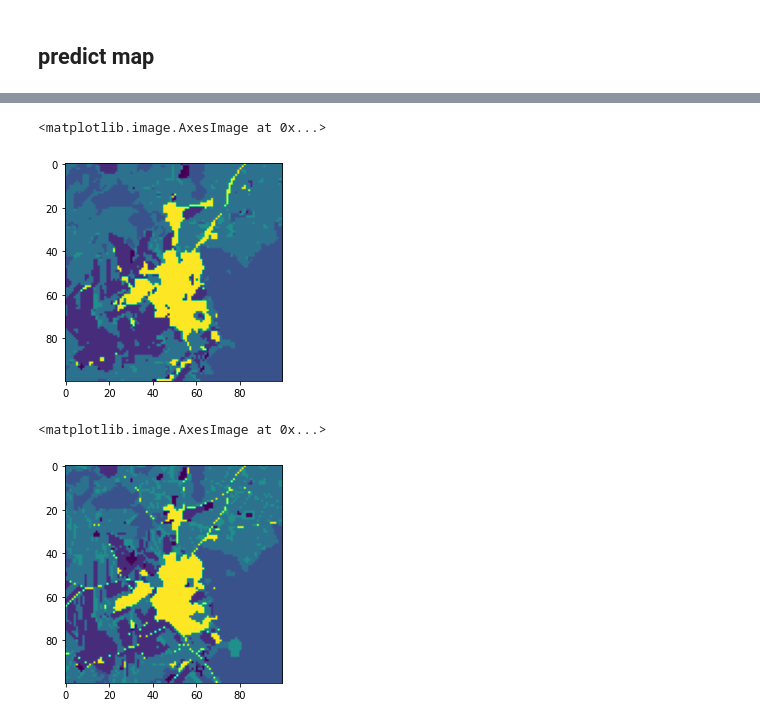
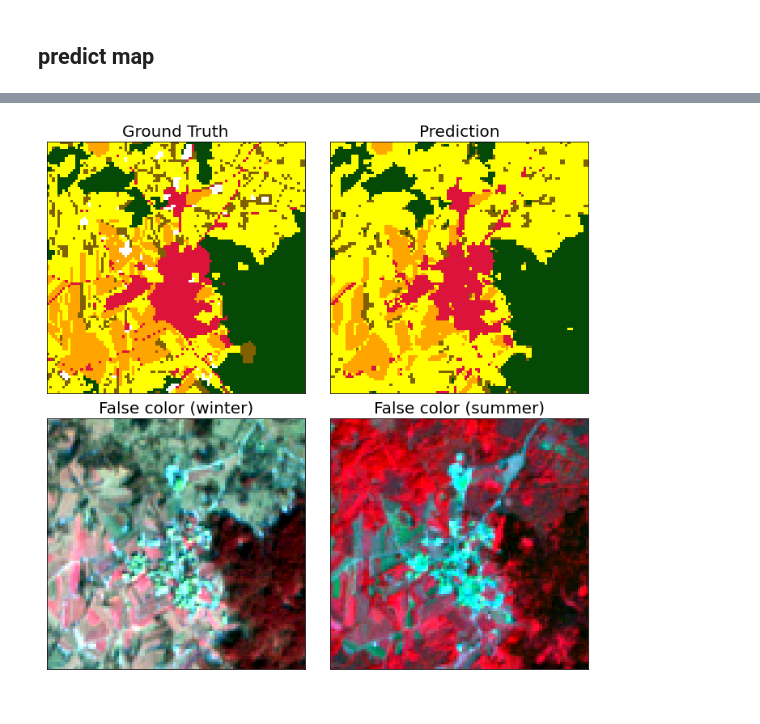
Before and after one commit to mickerott/tempcnn-example-sentinel2, a Jupyter notebook: tempcnn_example_sentinel2.ipynb, the cells around one changed output, grey strips where cells are left out. Saved outputs shown, nothing was run; the diff lists cells and outputs as text; code cells hidden in the pictures.

Commit message:
visualization of results

```diff
--- a/tempcnn_example_sentinel2.ipynb
+++ b/tempcnn_example_sentinel2.ipynb
@@ -236,6 +234,11 @@ from sklearn.metrics import confusion_matrix
 ### prepare labels
 # %%
 y = class_labels.flatten()
+
+# remove NoData samples
+valid_indices = np.where(y!=0)
+y = y[valid_indices]
+np.bincount(y.flatten().astype('int'))
 
 # encoding of labels
 classes = list(set(list(y)))
@@ -245,6 +248,6 @@ le.fit(classes)
 y = le.transform(y)
 
 # one-hot encoding of labels
-y = to_categorical(y, len(list(set(list(y)))))[:10000]
+y = to_categorical(y, len(list(set(list(y)))))
 y.shape
 # %% [output]
@@ -253,6 +256,10 @@ y.shape
 ### prepare EO data
 # %%
 shp = inputs.shape
-X = inputs.reshape(shp[0], shp[1]*shp[2], shp[3]).swapaxes(0,1)[:10000]
+X = inputs.reshape(shp[0], shp[1]*shp[2], shp[3]).swapaxes(0,1)
+
+# remove NoData samples
+X = X[valid_indices]
+
 X.shape
 # %% [output]
@@ -360,7 +335,7 @@ def Archi_NORM_3CONV64_1FC256(X, nbclasses):
 # %%
 # training parameters
 lr = 0.001
-n_epochs = 30
+n_epochs = 15
 # %%
 model = Archi_NORM_3CONV64_1FC256(X, nbclasses=n_classes)
 model.compile(optimizer=optimizers.Adam(lr), loss='categorical_crossentropy', metrics = ['accuracy'])
@@ -430,10 +391,0 @@ Wall time: 1.42 s
-# %%
-plt.imshow(pred)
-# %% [output]
-<matplotlib.image.AxesImage at 0x...>
-[figure, removed]
-# %%
-plt.imshow(class_labels)
-# %% [output]
-<matplotlib.image.AxesImage at 0x...>
-[figure, removed]
@@ -439,0 +458,41 @@ plt.imshow(class_labels)
+# %%
+lulc_cmap = get_colormap()
+lulc_norm = get_boundarynorm()
+# %%
+fig = plt.figure(figsize=(12, 12))
+
+ax = plt.subplot(2, 2, 1)
+plt.imshow(class_labels, cmap=lulc_cmap, norm=lulc_norm)
+plt.xticks([])
+plt.yticks([])
+ax.set_aspect("auto")
+plt.title('Ground Truth', fontsize=20)
+
+ax = plt.subplot(2, 2, 2)
+plt.imshow(pred, cmap=lulc_cmap, norm=lulc_norm)
+plt.xticks([])
+plt.yticks([])
+ax.set_aspect("auto")
+plt.title('Prediction', fontsize=20)
+
+ax = plt.subplot(2, 2, 3)
+img = inputs[3, ..., [3,2,1]].swapaxes(0,1).swapaxes(1,2)
+img = normalize_img(img)
+plt.imshow(img)
+plt.xticks([])
+plt.yticks([]);
+ax.set_aspect("auto")
+plt.title('False color (winter)', fontsize=20)
+
+ax = plt.subplot(2, 2, 4)
+img = inputs[16, ..., [3,2,1]].swapaxes(0,1).swapaxes(1,2)
+img = normalize_img(img)
+plt.imshow(img)
+plt.xticks([])
+plt.yticks([]);
+ax.set_aspect("auto")
+plt.title('False color (summer)', fontsize=20)
+
+fig.subplots_adjust(wspace=0.1, hspace=0.1)
+# %% [output]
+[figure, added]
```
Also changed, not shown: parts of 23 cells of this notebook, 1 other file.
